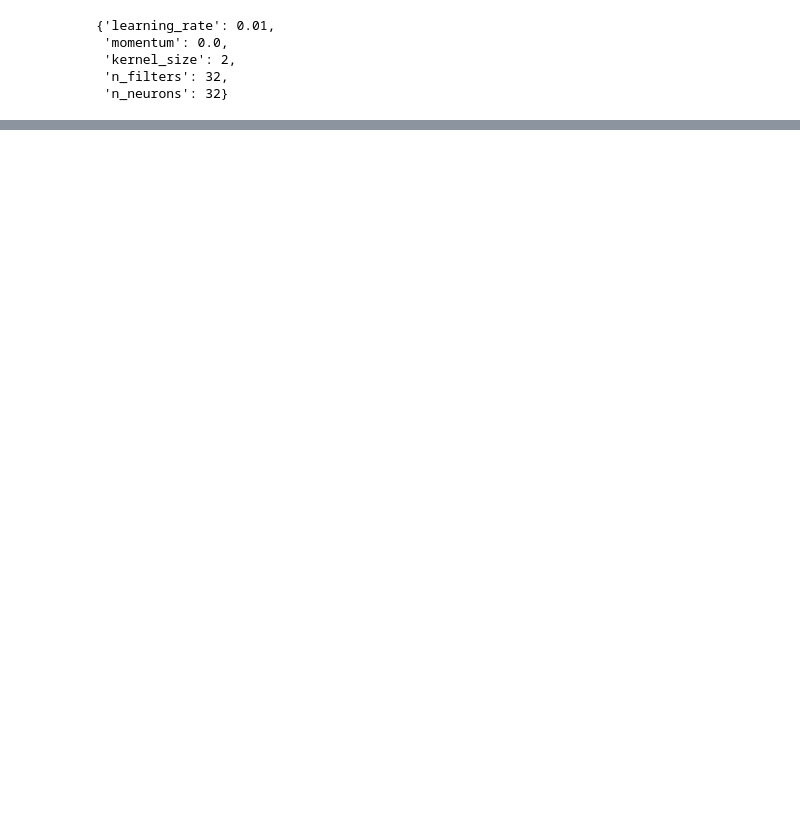
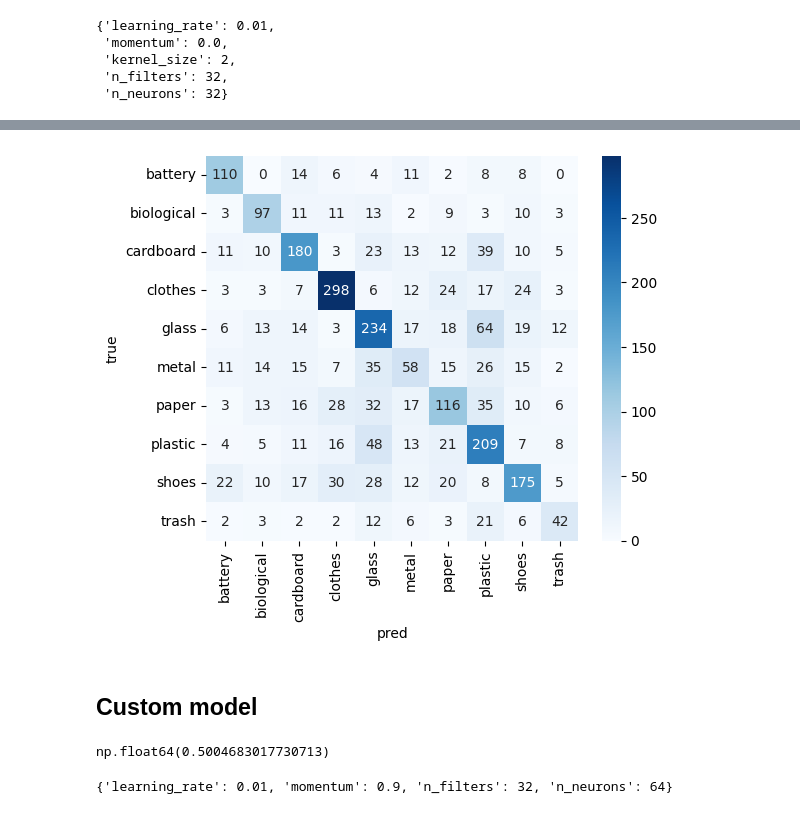
Before and after one commit to ffaundezcab/amd_garbage_recognizer, a Jupyter notebook: notebooks/model.ipynb, the cells around one changed output, grey strips where cells are left out. Drawn from its saved outputs; the diff is of its cells as text; code cells hidden in the pictures; blank space fills up the shorter version.

```diff
--- a/notebooks/model.ipynb
+++ b/notebooks/model.ipynb
@@ -91,3 +115,5 @@ cv_train_set = cv_train_set.shuffle(int(len(file_paths))).batch(batch_size).pref
 cv_test_set = tf.data.Dataset.from_tensor_slices((X_test, y_test))
 cv_test_set = cv_test_set.map(preprocess_image, num_parallel_calls=tf.data.AUTOTUNE)
 cv_test_set = cv_test_set.batch(batch_size).prefetch(tf.data.AUTOTUNE)
+
+X_test_array, y_test_array = pass_batchs_to_arrays(cv_test_set, pass_dummy=True)
@@ -94,2 +148,18 @@ cv_test_set = cv_test_set.batch(batch_size).prefetch(tf.data.AUTOTUNE)
+# %%
+def plot_conf_matrix(cm):
+    ''' Plots a confusion matrix coming from the compute_classification_metrics function
+
+    Args:
+        - cm: confusion matrix.
+    Returns:
+        - Plot of the confusion matrix.
+
+    '''
+    plt.figure(figsize=(6, 5))
+    sns.heatmap(cm, annot=True, fmt="d", cmap="Blues",
+                xticklabels=class_names, yticklabels=class_names)
+    plt.xlabel("pred")
+    plt.ylabel("true")
+    plt.show()
 # %%
 class_weights = dict(enumerate(class_weights))
@@ -173,16 +241,15 @@ which_arch = "baseline"
 run_id, run_logdir = get_run_logdir(which_arch, "1")
 
 # different callbacks to: save the best model over validation set, save logs of loss and accuracy for later visualization and early stopping.
-model_checkpoint = ModelCheckpoint(run_logdir +"\\baseline.keras", save_best_only=True)
 tensorboard_cb = TensorBoard(run_logdir)
-early_stopping = EarlyStopping(patience = 5, restore_best_weights=True)
+early_stopping = EarlyStopping(patience = 5, monitor = "loss")
 
 # compile the model
 model = build_baseline_model(**best_params, sparse= False)
 
 # train
 # we use a higher number of epochs since early stopping should stop since it reaches a no-improvement point.
-model.fit(cv_train_set, epochs=30, callbacks= [tensorboard_cb,model_checkpoint, early_stopping])
+model.fit(cv_train_set, epochs=50, class_weight=class_weights, callbacks= [tensorboard_cb, early_stopping])
 
 table_from_history(model.history.history, run_id).to_csv("curves_data/"+which_arch+"/"+run_id+".csv")
 
@@ -221,2 +285,2 @@ y_pred = np.argmax(model.predict(cv_test_set), axis = 1)
 # %%
-# cm = compute_classification_metrics(y_test_array, y_pred, class_names)
+cm = compute_classification_metrics(y_test_array, y_pred, class_names)
@@ -222,0 +304,6 @@ y_pred = np.argmax(model.predict(cv_test_set), axis = 1)
+# %%
+plot_conf_matrix(cm)
+# %% [output]
+[figure, added]
+# %% [markdown]
+## Custom model
@@ -222,0 +353,8 @@ y_pred = np.argmax(model.predict(cv_test_set), axis = 1)
+# %%
+best_accuracy
+# %% [output]
+np.float64(0.5004683017730713)
+# %%
+best_params
+# %% [output]
+{'learning_rate': 0.01, 'momentum': 0.9, 'n_filters': 32, 'n_neurons': 64}
```
Also changed, not shown: parts of 20 cells of this notebook, 6 other files.
